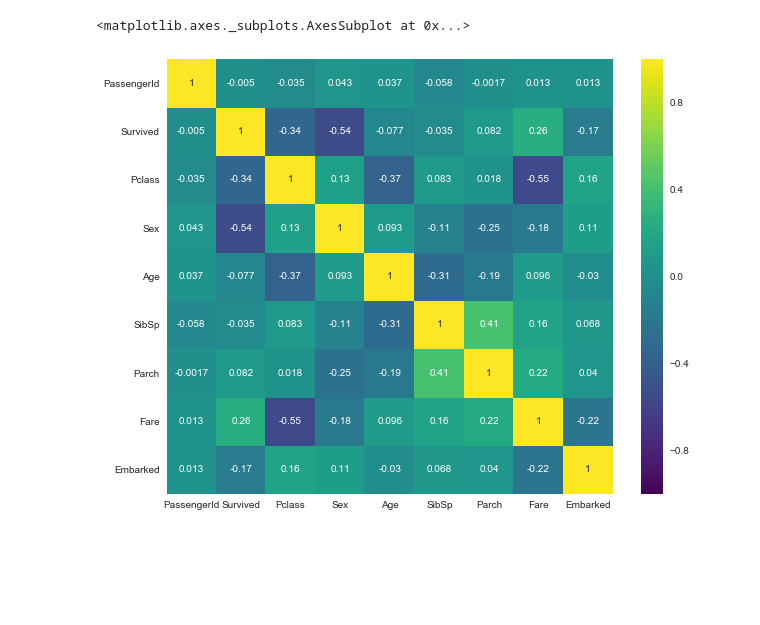
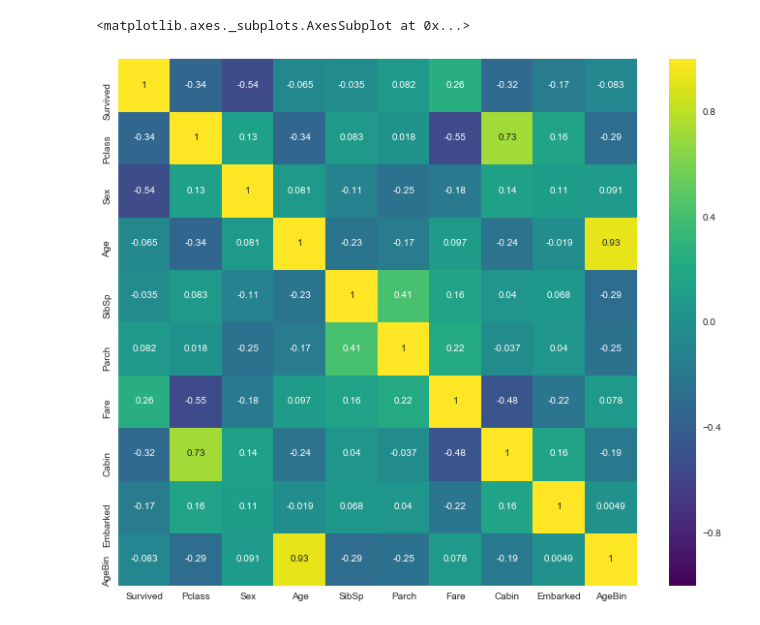
Before and after one commit to yoku001/kaggle-titanic, a Jupyter notebook: titanic.ipynb, the cells around one changed output. Saved outputs shown, nothing was run; the diff lists cells and outputs as text; code cells hidden in the pictures; blank space fills up the shorter version.

```diff
--- a/titanic.ipynb
+++ b/titanic.ipynb
@@ -26,21 +23,34 @@ train.head(8)
 # %%
 # Preprocess
+train = pd.read_csv('./input/train.csv')
+test = pd.read_csv('./input/test.csv')
 full_data = [train, test]
 
 # Sex
 for data in full_data:
     le_sex = LabelEncoder()
     data['Sex'] = le_sex.fit_transform(data['Sex'])
 
 # Embarked
 for data in full_data:
     data['Embarked'] = data['Embarked'].fillna(data['Embarked'].mode()[0])
     data['Embarked'] = LabelEncoder().fit_transform(data['Embarked'])
 
+# Cabin ひとまずNaNとそれ以外で分ける
+for data in full_data:
+    data['Cabin'] = data['Cabin'].isnull().astype(int)
+
+# Age ビンニング
+bins = [ 0, 4, 12, 18, 30, 50, 65, 100]
+age_index = (1,2,3,4,5,6,7)
+for data in full_data:
+    data['Age'] = data['Age'].fillna(data['Age'].median())
+    data['AgeBin'] = pd.cut(data['Age'], bins, labels=age_index).astype(int)
+
 # Feature Correlation
-plt.figure(figsize=(10,8))
-sns.heatmap(train.corr(), cmap=plt.cm.viridis, annot=True)
+plt.figure(figsize=(12,10))
+sns.heatmap(train.ix[:,1:].corr(), cmap=plt.cm.viridis, annot=True)
 # %% [output]
 <matplotlib.axes._subplots.AxesSubplot at 0x...>
-[figure, old version]
+[figure, new version]
 # %%
```
Also changed, not shown: parts of 4 cells of this notebook, 1 other file.
